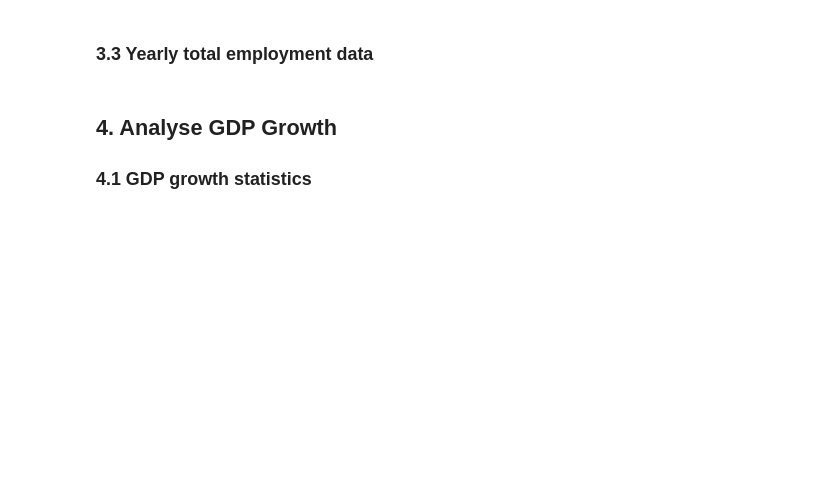
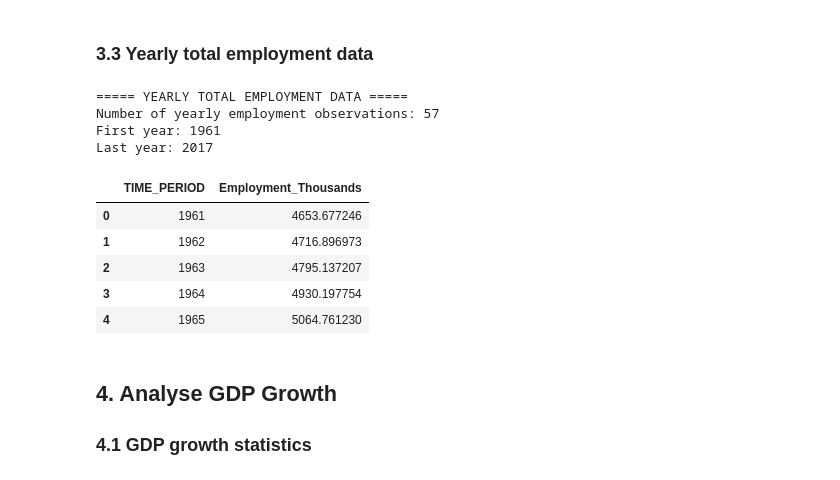
Before and after one commit to MaphallaKabelo1/NDTA631-Group-Assignment, a Jupyter notebook: GROUP_ASSIGNMENT_combined.ipynb, the cells around one changed output. Cells and saved outputs as stored; diff of their text form; code cells hidden in the pictures; blank space fills up the shorter version.

```diff
--- a/GROUP_ASSIGNMENT_combined.ipynb
+++ b/GROUP_ASSIGNMENT_combined.ipynb
@@ -1461,30 +2230,30 @@ gdp_by_year.head()
 # %%
 # Create a yearly total employment dataset
 
 employment_by_year = (
     df[df["Sector_Name"] == "Total"]
     [["TIME_PERIOD", "Employment_Thousands"]]
     .sort_values("TIME_PERIOD")
     .reset_index(drop=True)
 )
 
 print("===== YEARLY TOTAL EMPLOYMENT DATA =====")
 print("Number of yearly employment observations:", len(employment_by_year))
 print("First year:", employment_by_year["TIME_PERIOD"].min())
 print("Last year:", employment_by_year["TIME_PERIOD"].max())
 
-employment_by_year.head()# Create a yearly total employment dataset
-
-employment_by_year = (
-    df[df["Sector_Name"] == "Total"]
-    [["TIME_PERIOD", "Employment_Thousands"]]
-    .sort_values("TIME_PERIOD")
-    .reset_index(drop=True)
-)
-
-
-
 employment_by_year.head()
+# %% [output]
+===== YEARLY TOTAL EMPLOYMENT DATA =====
+Number of yearly employment observations: 57
+First year: 1961
+Last year: 2017
+|  | TIME_PERIOD | Employment_Thousands |
+| 0 | 1961 | 4653.677246 |
+| 1 | 1962 | 4716.896973 |
+| 2 | 1963 | 4795.137207 |
+| 3 | 1964 | 4930.197754 |
+| 4 | 1965 | 5064.761230 |
 # %% [markdown]
 ## 4. Analyse GDP Growth
 ### 4.1 GDP growth statistics
```
Also changed, not shown: parts of 112 cells of this notebook.
